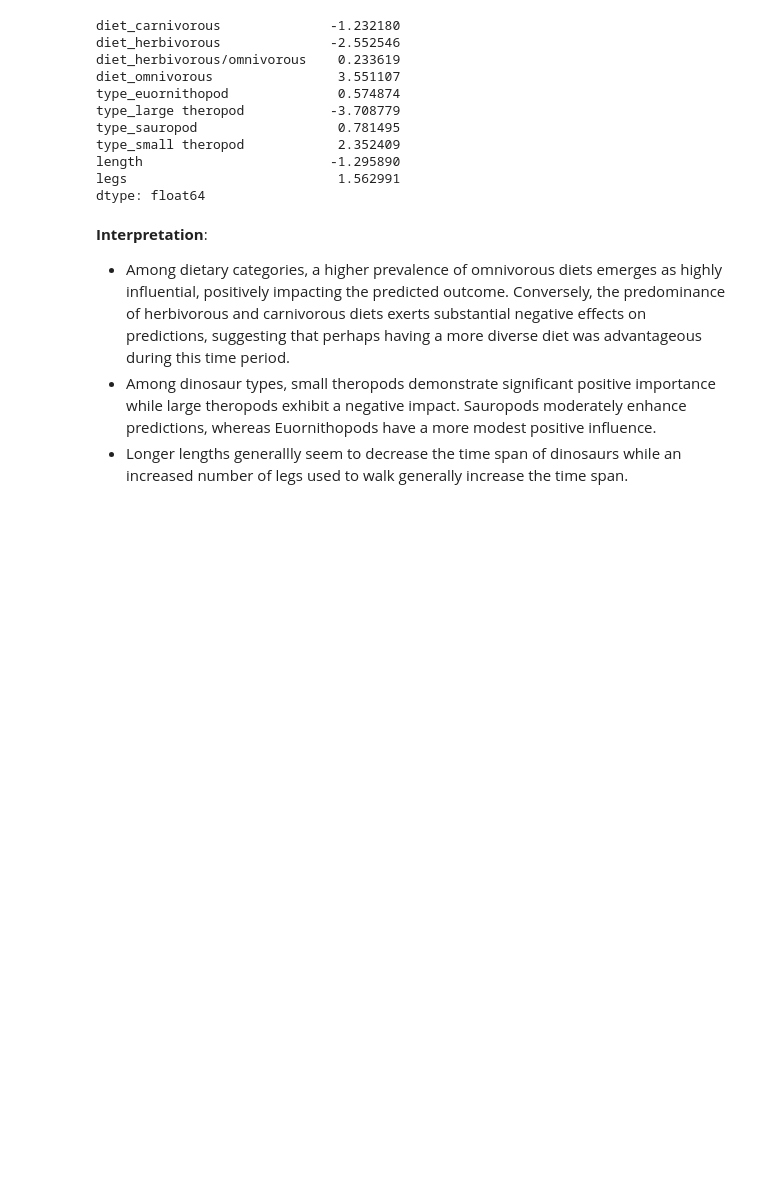
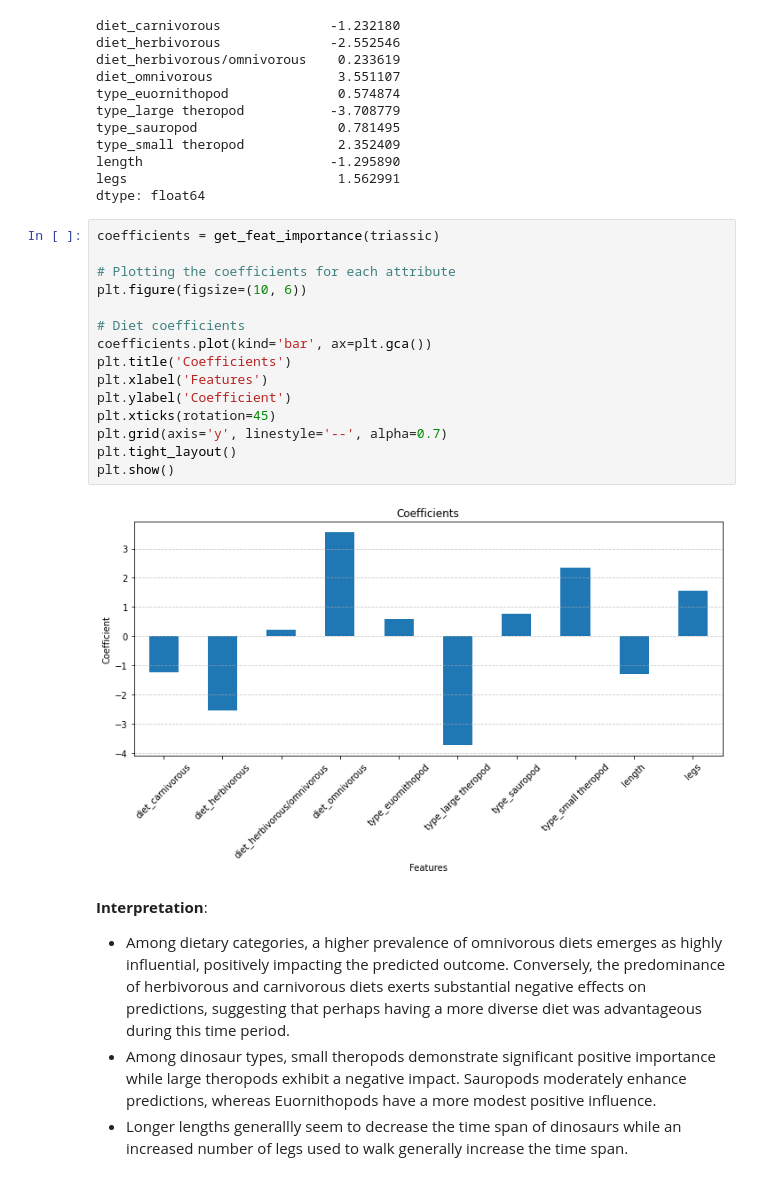
Before and after one commit to e2wang/dino-analysis, a Jupyter notebook: notebooks/analysis_by_period.ipynb, the cells around one changed output. Cells and saved outputs as stored; diff of their text form; blank space fills up the shorter version.

```diff
--- a/notebooks/analysis_by_period.ipynb
+++ b/notebooks/analysis_by_period.ipynb
@@ -335,6 +335,23 @@ type_small theropod            2.352409
 length                        -1.295890
 legs                           1.562991
 dtype: float64
+# %%
+coefficients = get_feat_importance(triassic)
+
+# Plotting the coefficients for each attribute
+plt.figure(figsize=(10, 6))
+
+# Diet coefficients
+coefficients.plot(kind='bar', ax=plt.gca())
+plt.title('Coefficients')
+plt.xlabel('Features')
+plt.ylabel('Coefficient')
+plt.xticks(rotation=45)
+plt.grid(axis='y', linestyle='--', alpha=0.7)
+plt.tight_layout()
+plt.show()
+# %% [output]
+[figure, added]
 # %% [markdown]
 **Interpretation**:
 
```
Also changed, not shown: parts of 3 cells of this notebook.
